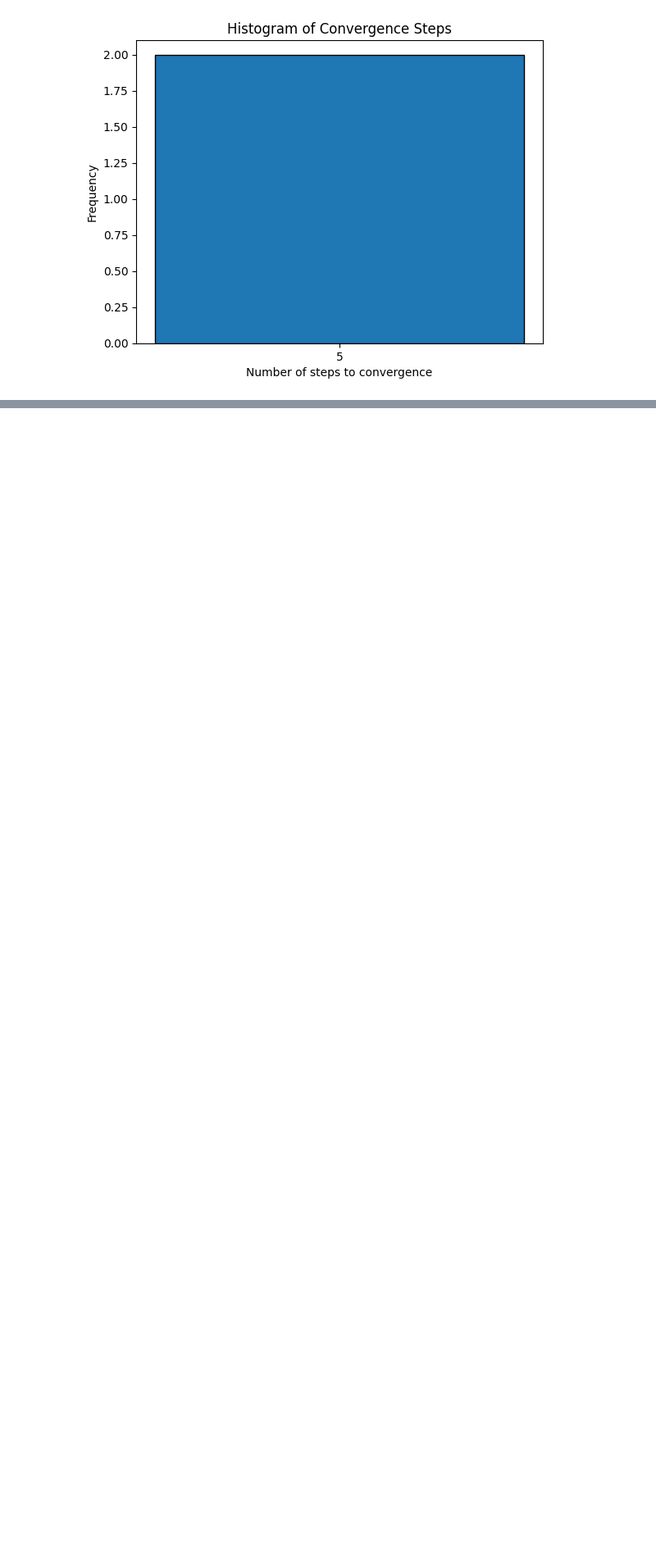
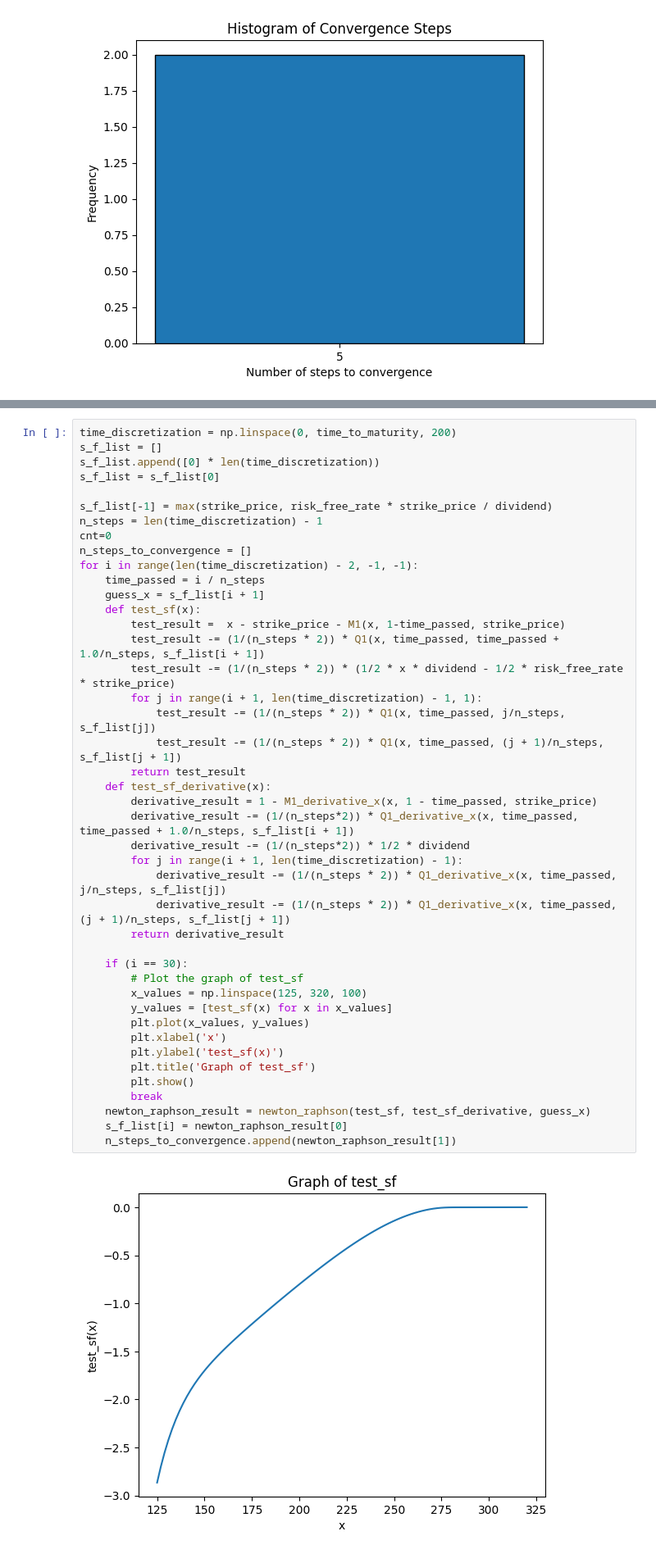
Before and after one commit to ttnhathuy313/option-pricing, a Jupyter notebook: revised.ipynb, the cells around one changed output, grey strips where cells are left out. Shown: that part at 82% size. Saved outputs shown, nothing was run; the diff lists cells and outputs as text; blank space fills up the shorter version.

Commit message:
add concave plot

```diff
--- a/revised.ipynb
+++ b/revised.ipynb
@@ -228,0 +233,45 @@ plt.show()
+# %%
+time_discretization = np.linspace(0, time_to_maturity, 200)
+s_f_list = []
+s_f_list.append([0] * len(time_discretization))
+s_f_list = s_f_list[0]
+
+s_f_list[-1] = max(strike_price, risk_free_rate * strike_price / dividend)
+n_steps = len(time_discretization) - 1
+cnt=0
+n_steps_to_convergence = []
+for i in range(len(time_discretization) - 2, -1, -1):
+    time_passed = i / n_steps
+    guess_x = s_f_list[i + 1]
+    def test_sf(x):
+        test_result =  x - strike_price - M1(x, 1-time_passed, strike_price)
+        test_result -= (1/(n_steps * 2)) * Q1(x, time_passed, time_passed + 1.0/n_steps, s_f_list[i + 1])
+        test_result -= (1/(n_steps * 2)) * (1/2 * x * dividend - 1/2 * risk_free_rate * strike_price)
+        for j in range(i + 1, len(time_discretization) - 1, 1):
+            test_result -= (1/(n_steps * 2)) * Q1(x, time_passed, j/n_steps, s_f_list[j])
+            test_result -= (1/(n_steps * 2)) * Q1(x, time_passed, (j + 1)/n_steps, s_f_list[j + 1])
+        return test_result
+    def test_sf_derivative(x):
+        derivative_result = 1 - M1_derivative_x(x, 1 - time_passed, strike_price)
+        derivative_result -= (1/(n_steps*2)) * Q1_derivative_x(x, time_passed, time_passed + 1.0/n_steps, s_f_list[i + 1])
+        derivative_result -= (1/(n_steps*2)) * 1/2 * dividend
+        for j in range(i + 1, len(time_discretization) - 1):
+            derivative_result -= (1/(n_steps * 2)) * Q1_derivative_x(x, time_passed, j/n_steps, s_f_list[j])
+            derivative_result -= (1/(n_steps * 2)) * Q1_derivative_x(x, time_passed, (j + 1)/n_steps, s_f_list[j + 1])
+        return derivative_result
+
+    if (i == 30):
+        # Plot the graph of test_sf
+        x_values = np.linspace(125, 320, 100)
+        y_values = [test_sf(x) for x in x_values]
+        plt.plot(x_values, y_values)
+        plt.xlabel('x')
+        plt.ylabel('test_sf(x)')
+        plt.title('Graph of test_sf')
+        plt.show()
+        break
+    newton_raphson_result = newton_raphson(test_sf, test_sf_derivative, guess_x)
+    s_f_list[i] = newton_raphson_result[0]
+    n_steps_to_convergence.append(newton_raphson_result[1])
+# %% [output]
+[figure, added]
```
Also changed, not shown: parts of 3 cells of this notebook.
